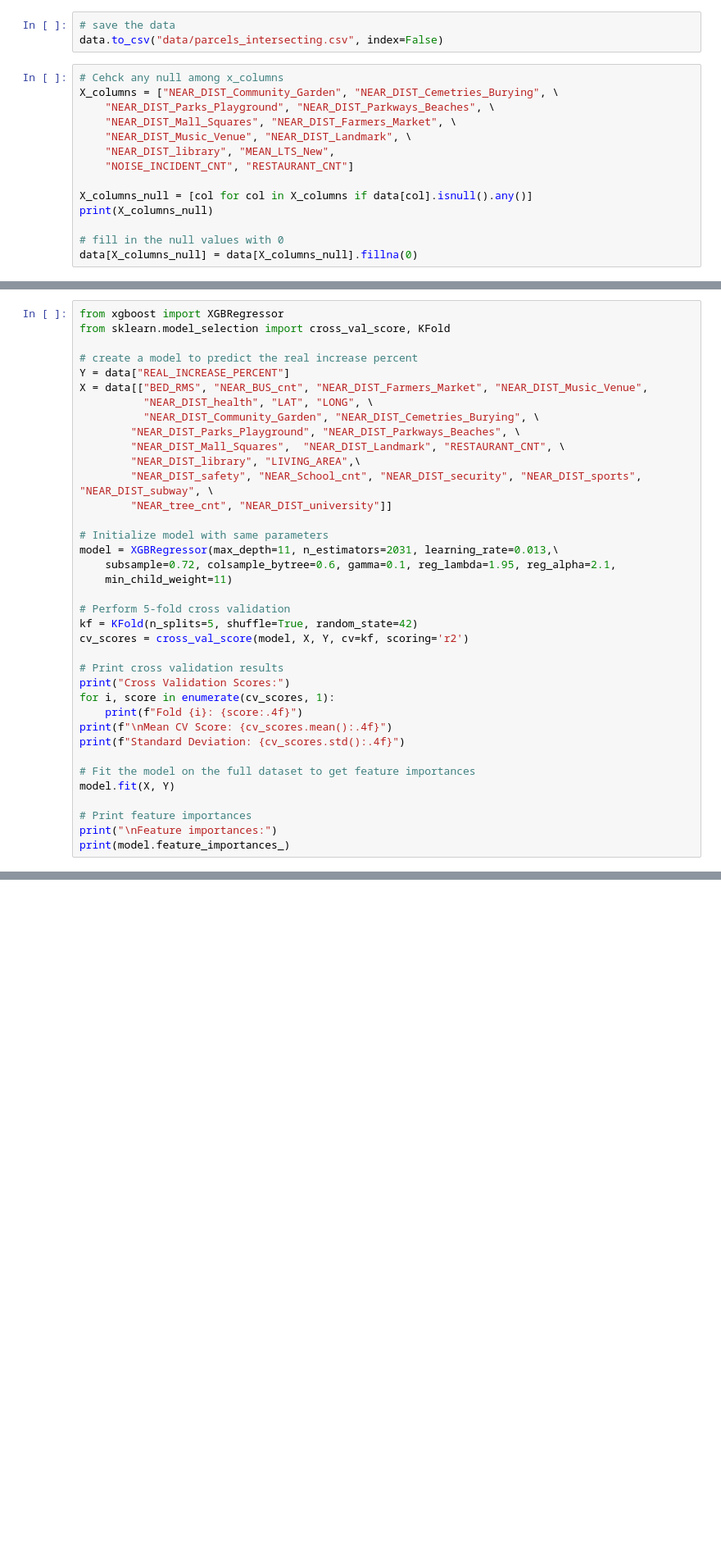
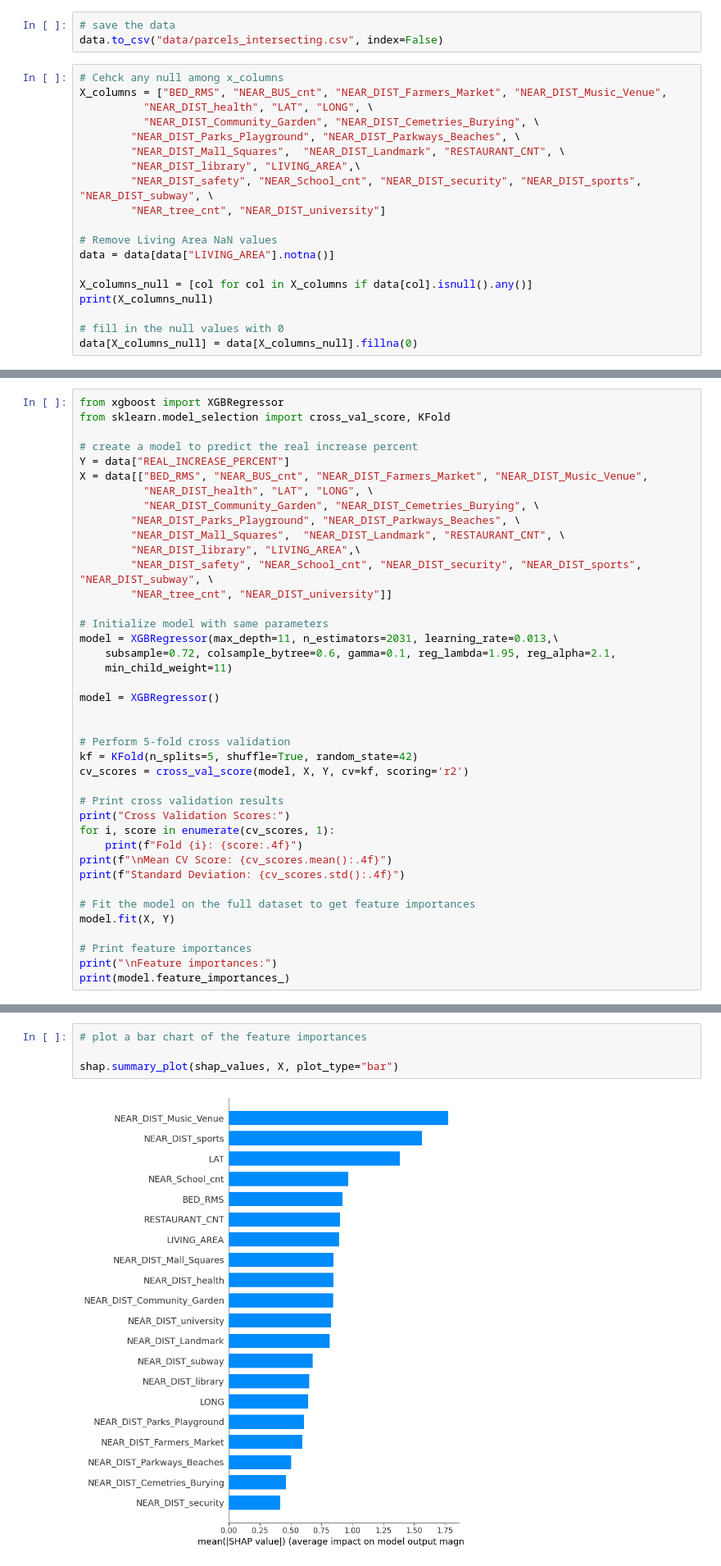
Before and after one commit to hunkim98/boston_real_estate, a Jupyter notebook: spatial_analysis.ipynb, the cells around one changed output, grey strips where cells are left out. Shown: that part at 82% size. Drawn from its saved outputs; the diff is of its cells as text; blank space fills up the shorter version.

Commit message:
Finish shap

```diff
--- a/spatial_analysis.ipynb
+++ b/spatial_analysis.ipynb
@@ -205,12 +216,17 @@ negative_real_increases[["TOTAL_VALUE", "TOTAL_VALUE_2024", "REAL_INCREASE", "RE
 data.to_csv("data/parcels_intersecting.csv", index=False)
 # %%
 # Cehck any null among x_columns
-X_columns = ["NEAR_DIST_Community_Garden", "NEAR_DIST_Cemetries_Burying", \
-    "NEAR_DIST_Parks_Playground", "NEAR_DIST_Parkways_Beaches", \
-    "NEAR_DIST_Mall_Squares", "NEAR_DIST_Farmers_Market", \
-    "NEAR_DIST_Music_Venue", "NEAR_DIST_Landmark", \
-    "NEAR_DIST_library", "MEAN_LTS_New",
-    "NOISE_INCIDENT_CNT", "RESTAURANT_CNT"]
+X_columns = ["BED_RMS", "NEAR_BUS_cnt", "NEAR_DIST_Farmers_Market", "NEAR_DIST_Music_Venue",
+          "NEAR_DIST_health", "LAT", "LONG", \
+          "NEAR_DIST_Community_Garden", "NEAR_DIST_Cemetries_Burying", \
+        "NEAR_DIST_Parks_Playground", "NEAR_DIST_Parkways_Beaches", \
+        "NEAR_DIST_Mall_Squares",  "NEAR_DIST_Landmark", "RESTAURANT_CNT", \
+        "NEAR_DIST_library", "LIVING_AREA",\
+        "NEAR_DIST_safety", "NEAR_School_cnt", "NEAR_DIST_security", "NEAR_DIST_sports", "NEAR_DIST_subway", \
+        "NEAR_tree_cnt", "NEAR_DIST_university"]
+
+# Remove Living Area NaN values
+data = data[data["LIVING_AREA"].notna()]
 
 X_columns_null = [col for col in X_columns if data[col].isnull().any()]
 print(X_columns_null)
@@ -239,6 +255,9 @@ model = XGBRegressor(max_depth=11, n_estimators=2031, learning_rate=0.013,\
     subsample=0.72, colsample_bytree=0.6, gamma=0.1, reg_lambda=1.95, reg_alpha=2.1,
     min_child_weight=11)
 
+model = XGBRegressor()
+
+
 # Perform 5-fold cross validation
 kf = KFold(n_splits=5, shuffle=True, random_state=42)
 cv_scores = cross_val_score(model, X, Y, cv=kf, scoring='r2')
@@ -315,0 +337,6 @@ shap.summary_plot(shap_values, X)  # You can use "bar" for bar plot
+# %%
+# plot a bar chart of the feature importances
+
+shap.summary_plot(shap_values, X, plot_type="bar")
+# %% [output]
+[figure, added]
```
Also changed, not shown: parts of 13 cells of this notebook, 3 other files.
